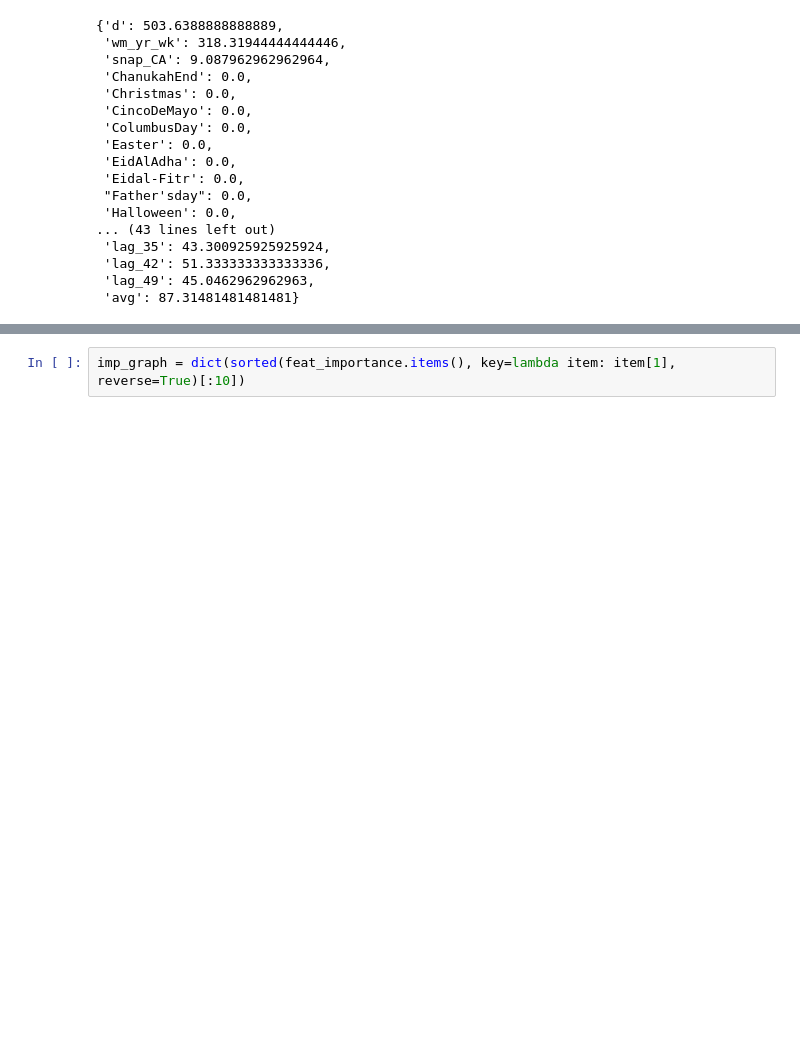
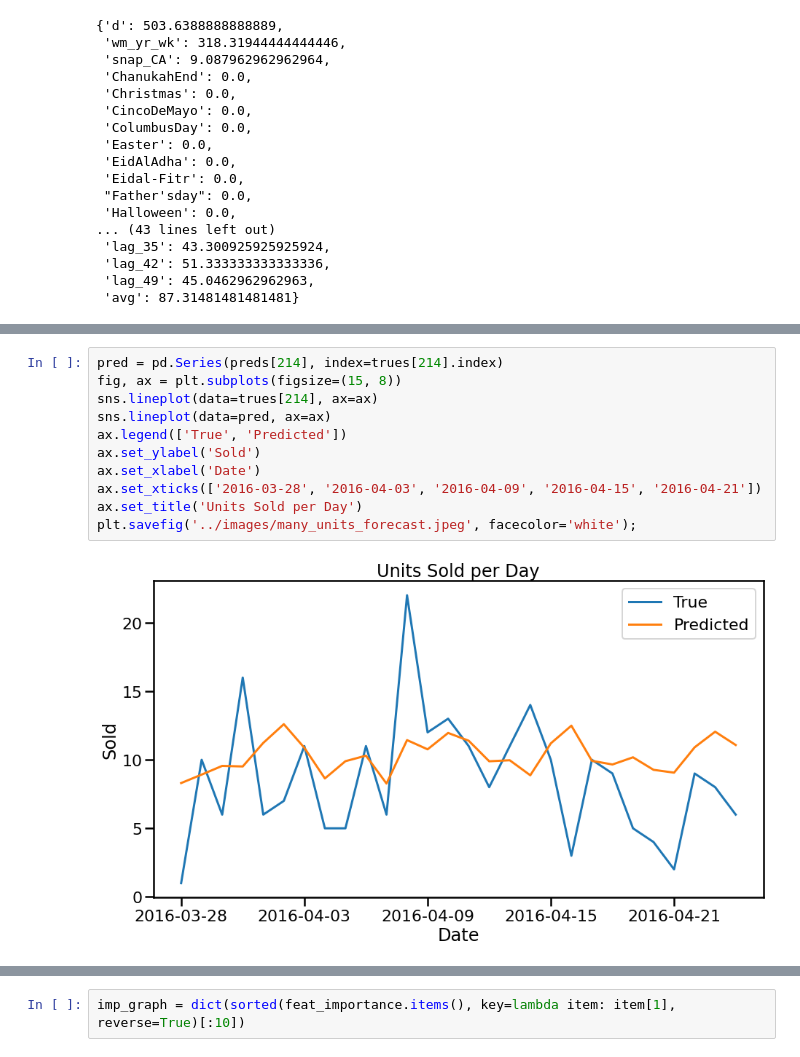
Before and after one commit to twood2015/Flatiron_Capstone, a Jupyter notebook: Working Notebooks/Modeling.ipynb, the cells around one changed output, grey strips where cells are left out. Drawn from its saved outputs; the diff is of its cells as text; blank space fills up the shorter version.

```diff
--- a/Working Notebooks/Modeling.ipynb
+++ b/Working Notebooks/Modeling.ipynb
@@ -900,0 +938,13 @@ plt.plot(test_scores)
+# %%
+pred = pd.Series(preds[214], index=trues[214].index)
+fig, ax = plt.subplots(figsize=(15, 8))
+sns.lineplot(data=trues[214], ax=ax)
+sns.lineplot(data=pred, ax=ax)
+ax.legend(['True', 'Predicted'])
+ax.set_ylabel('Sold')
+ax.set_xlabel('Date')
+ax.set_xticks(['2016-03-28', '2016-04-03', '2016-04-09', '2016-04-15', '2016-04-21'])
+ax.set_title('Units Sold per Day')
+plt.savefig('../images/many_units_forecast.jpeg', facecolor='white');
+# %% [output]
+[figure, added]
```
Also changed, not shown: parts of 18 cells of this notebook, 3 other files.
